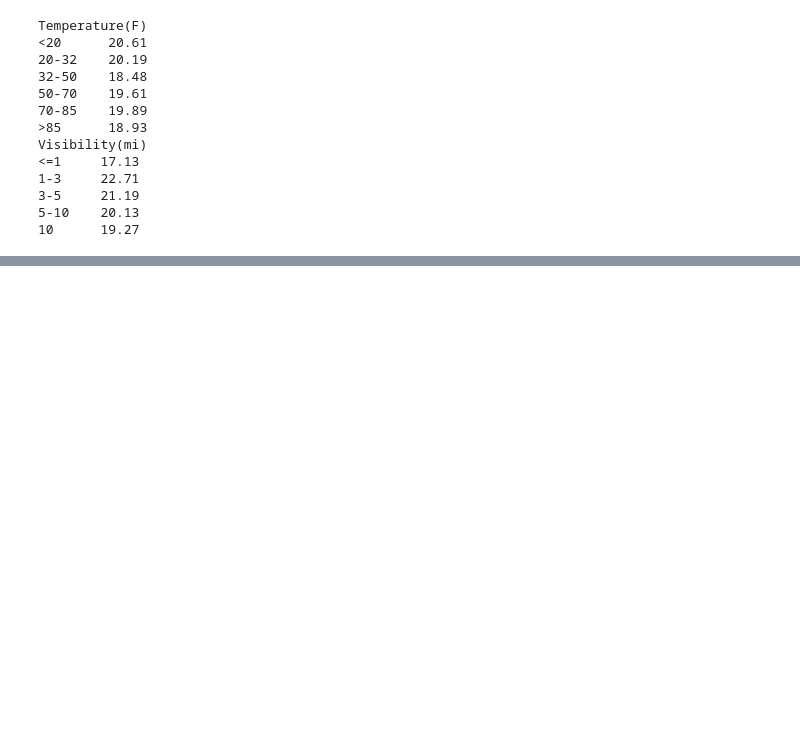
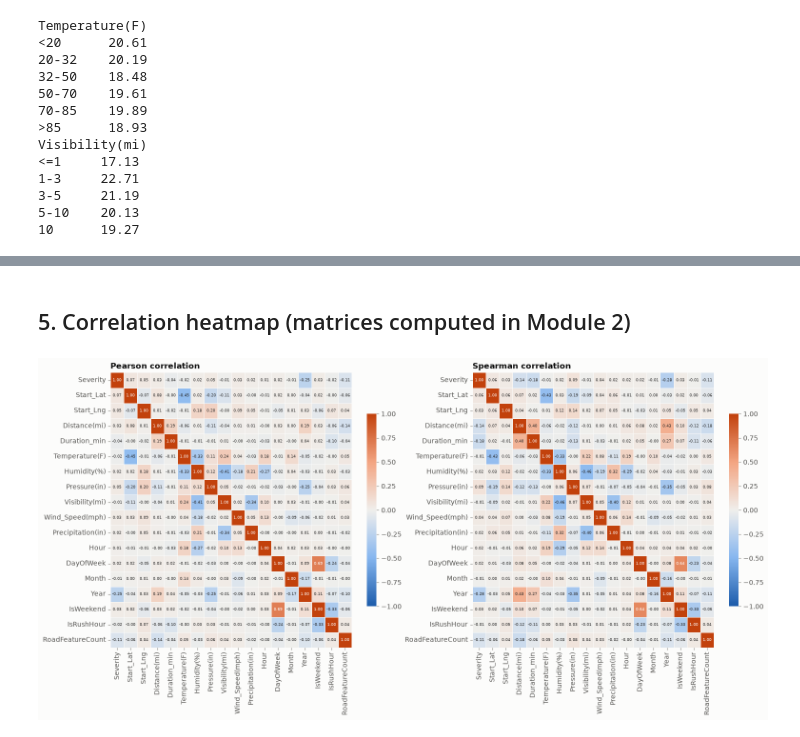
Before and after one commit to Abin-Shaji-Thomas/Smart-Traffic-Accident-Analysis-and-Severity-Prediction, a Jupyter notebook: notebooks/03_data_visualization.ipynb, the cells around one changed output, grey strips where cells are left out. Saved outputs shown, nothing was run; the diff lists cells and outputs as text; code cells hidden in the pictures; blank space fills up the shorter version.

```diff
--- a/notebooks/03_data_visualization.ipynb
+++ b/notebooks/03_data_visualization.ipynb
@@ -242,0 +241,13 @@ sizes
+# %% [markdown]
+## 5. Correlation heatmap (matrices computed in Module 2)
+# %%
+pear = pd.read_csv(U.METRICS / "correlation_pearson.csv", index_col=0)
+spear = pd.read_csv(U.METRICS / "correlation_spearman.csv", index_col=0)
+fig, axes = plt.subplots(1, 2, figsize=(18, 7.5))
+for a, m, t in zip(axes, [pear, spear], ["Pearson", "Spearman"]):
+    sns.heatmap(m, ax=a, cmap=V.DIV_CMAP, vmin=-1, vmax=1, center=0, annot=True, fmt=".2f", annot_kws={"size": 6},
+                cbar_kws={"shrink": 0.7}, linewidths=0.5, linecolor=V.SURFACE)
+    a.set_title(f"{t} correlation"); a.grid(False)
+V.save(fig, FIG / "correlation_heatmaps.png")
+# %% [output]
+[figure, added]
```
Also changed, not shown: parts of 11 cells of this notebook, 16 other files.
